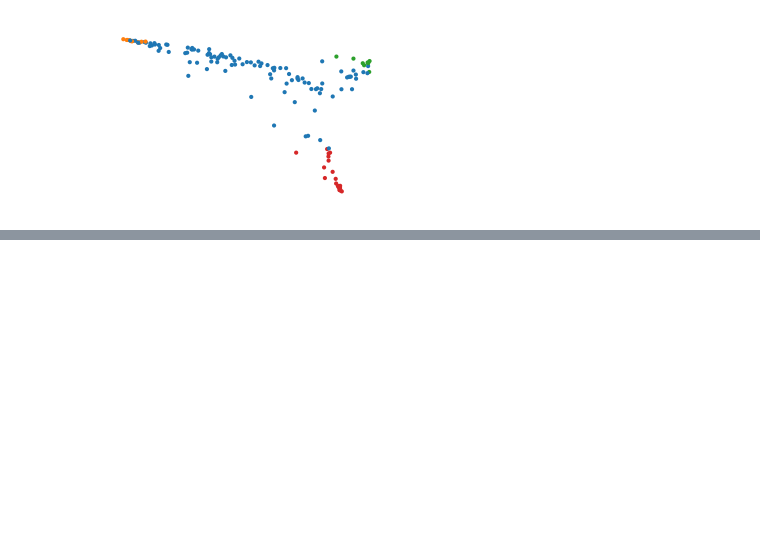
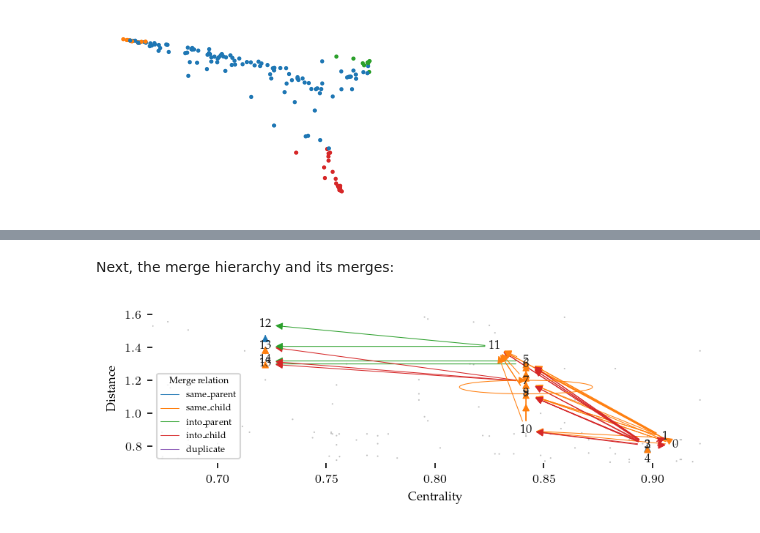
Before and after one commit to vda-lab/biperscan, a Jupyter notebook: notebooks/Diabetes_Bifiltration.ipynb, the cells around one changed output, grey strips where cells are left out. Cells and saved outputs as stored; diff of their text form; code cells hidden in the pictures; blank space fills up the shorter version.

```diff
--- a/notebooks/Diabetes_Bifiltration.ipynb
+++ b/notebooks/Diabetes_Bifiltration.ipynb
@@ -115,0 +299,14 @@ plt.show()
+# %% [markdown]
+Next, the merge hierarchy and its merges:
+# %%
+sized_fig(1, 0.33)
+c.merge_hierarchy_.plot_persistence_areas(view_type='value', line_kws=dict(width=0.5))
+plt.xlim(0.67, 0.93)
+plt.ylim(0.7, 1.6)
+plt.xlabel('Centrality')
+plt.ylabel('Distance')
+plt.subplots_adjust(0.08, 0.22, 1.02, 0.97)
+plt.savefig("images/diabetes_merge_hierarchy_values.pdf", pad_inches=0)
+plt.show()
+# %% [output]
+[figure, added]
```
Also changed, not shown: parts of 23 cells of this notebook, 33 other files.
